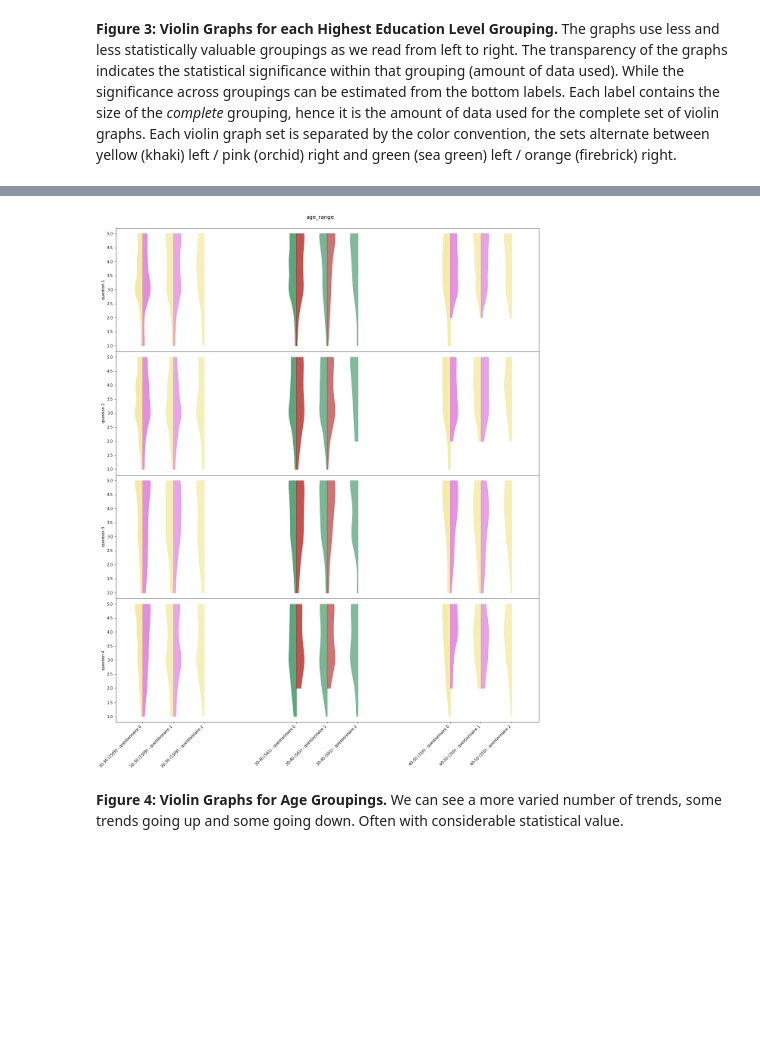
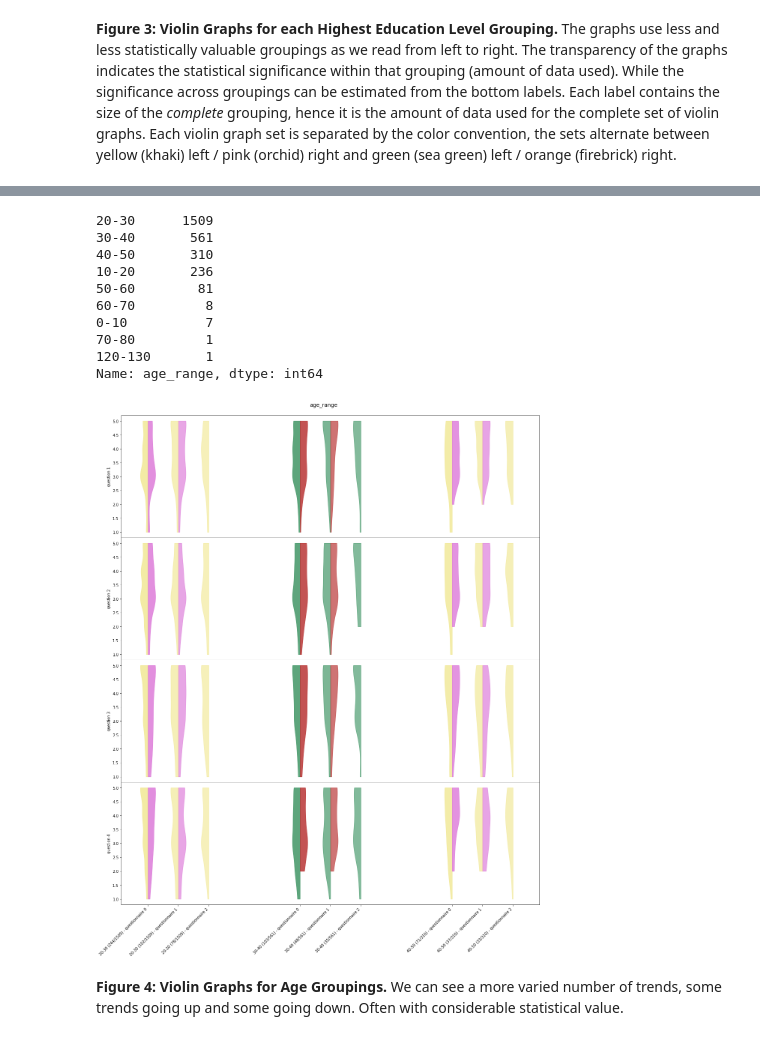
Before and after one commit to grochmal/mooc-stats, a Jupyter notebook: edraak/mooc-confidence-edraak.ipynb, the cells around one changed output, grey strips where cells are left out. Saved outputs shown, nothing was run; the diff lists cells and outputs as text; code cells hidden in the pictures; blank space fills up the shorter version.

Commit message:
minor corrections to graphs

```diff
--- a/edraak/mooc-confidence-edraak.ipynb
+++ b/edraak/mooc-confidence-edraak.ipynb
@@ -483,6 +490,7 @@ that did advance in the course - to the next questionnaire.
 # Looping several times allow for less assumptions on the data.
 all_resp = []
 all_resp_adv = []
+all_resp_comp = []
 for w, s in confidence:
     all_resp.append(response[(response.week == w) & (response.step == s)])
 # %% [markdown]
@@ -511,6 +519,12 @@ the first place to check is the configuration a few steps back.
 
 We build and enrich the responses structure.
 # %%
+first_resp = all_resp[0]
+first_resp = first_resp[['participant_id', 'question', 'response']].copy()
+first_resp.rename(columns={'response': 'first_response'}, inplace=True)
+last_resp = all_resp[-1]
+last_resp = last_resp[['participant_id', 'question', 'response']].copy()
+last_resp.rename(columns={'response': 'last_response'}, inplace=True)
 for i in range(len(all_resp)):
     this_resp = all_resp[i]
     next_resp = all_resp[i+1] if i+1 < len(all_resp) else None
@@ -527,10 +541,16 @@ for i in range(len(all_resp)):
         df['next_response'] = np.nan
         df['increase'] = .0
         all_resp_adv.append(df)
+    comp_resp = pd.merge(this_resp, first_resp, on=['participant_id', 'question'], how='inner')
+    comp_resp = pd.merge(comp_resp, last_resp, on=['participant_id', 'question'], how='inner')
+    comp_resp['total_increase'] = comp_resp.last_response - comp_resp.first_response
+    all_resp_comp.append(comp_resp)
 
 all_resp = list(map(enrich_data, all_resp))
 all_resp_adv = list(map(enrich_data, all_resp_adv))
+all_resp_comp = list(map(enrich_data, all_resp_comp))
 # sanity check
 print('We got', len(all_resp_adv), 'questionnaires of interest')
+print('And we got', len(all_resp_comp), 'questionnaires with completions')
 # %% [output]
 We got 3 questionnaires of interest
@@ -623,7 +644,7 @@ labels = list(map(lambda x: f'questionnaire {x+1}', ticks))
 for i in range(n_questions):
     fil = lambda x: x[x.question == i+1].response.dropna().reset_index(drop=True)
     left = list(map(fil, all_resp))
-    right = list(map(fil, all_resp_adv))
+    right = list(map(fil, all_resp_comp))
     atmp = np.array(list(map(len, left)))
     alpha = atmp / (atmp.sum() * 2) + .5  # weight size for alpha values
     double_violin(left, right, ticks, ax=ax[i], color_left='khaki', color_right='orchid', alpha=alpha)
@@ -700,10 +721,13 @@ One can even say `limit=None` to remove the limit altogether and
 plot all groupings even if they exceed $13$ groupings.
 # %%
 # to keep things readable, we limit by 13 biggest values by default
-def plot_response(stat, start=0, limit=13):
+def plot_response(stat, dropouts=False, start=0, limit=13):
     n_questions = max(map(lambda x: len(x.question.unique()), all_resp))
     estat = participant[stat].value_counts()
     fig, ax = plt.subplots(n_questions, 1, sharex=True, figsize=(20, 6*n_questions))
+    all_adv = all_resp_comp
+    if dropouts:
+        all_adv = all_resp_adv
 
     colors = [('khaki', 'orchid'), ('seagreen', 'firebrick')] * int(np.ceil(len(estat) / 2))
     ticks = list(range(len(all_resp)))
@@ -714,24 +738,31 @@ def plot_response(stat, start=0, limit=13):
     if limit:
         walk = list(walk)[start:limit]
     for n_stat, cur_stat in walk:
+        max_respondents = np.array([0]*len(all_resp))
         for i in range(n_questions):
             fil = lambda x: x[(x.question == i+1) & (x[stat] == cur_stat)].response.reset_index(drop=True)
             left = list(map(fil, all_resp))
-            right = list(map(fil, all_resp_adv))
+            right = list(map(fil, all_adv))
             # weight size for alpha values (prevent division by zero)
             atmp = np.array(list(map(len, left)))
             alpha = atmp / (atmp.sum() * 2 + .1) + .5
             cleft, cright = colors[n_stat]
             double_violin(left, right, ticks, ax=ax[i], color_left=cleft, color_right=cright, alpha=alpha)
             ax[i].set_ylabel(f'question {i+1}')
+            max_respondents = list(map(lambda x: max(*x), zip(max_respondents, atmp)))
+            #print(max_respondents)
         complete_ticks += ticks
         ticks = list(map(lambda x: x+n_questions+1, ticks))
-        complete_labels += list(map(lambda x: f'{cur_stat} ({estat[cur_stat]}) - ' + x, labels))
+        def mklabels(l):
+            q, stat = l
+            return f'{cur_stat} ({stat}/{estat[cur_stat]}) - ' + q
+        complete_labels += list(map(mklabels, zip(labels, max_respondents)))
 
     ax[-1].set_xticks(complete_ticks);
     ax[-1].set_xticklabels(complete_labels, rotation=45, ha='right')
     fig.suptitle(stat, y=.9, fontsize=14)
     plt.subplots_adjust(hspace=0)
+    return estat
 # %% [markdown]
 We can now plot against whichever statistic we may wish with a simple function call.
 # %%
@@ -774,9 +825,19 @@ For example, to plot the grouping for "university_masters" in our data one would
 The syntax for `start=` and `limit=` is zero based counting, borrowed from Python lists.
 Let's try an example with a different statistic.
 # %%
-plot_response('age_range', limit=3)
+plot_response('age_range', dropouts=True, limit=3)
 # %% [output]
+20-30      1509
+30-40       561
+40-50       310
+10-20       236
+50-60        81
+60-70         8
+0-10          7
+70-80         1
+120-130       1
+Name: age_range, dtype: int64
-[figure, old version]
+[figure, new version]
 # %% [markdown]
 **Figure 4: Violin Graphs for Age Groupings.**
 We can see a more varied number of trends,
```
Also changed, not shown: parts of 7 cells of this notebook, 1 other file.
